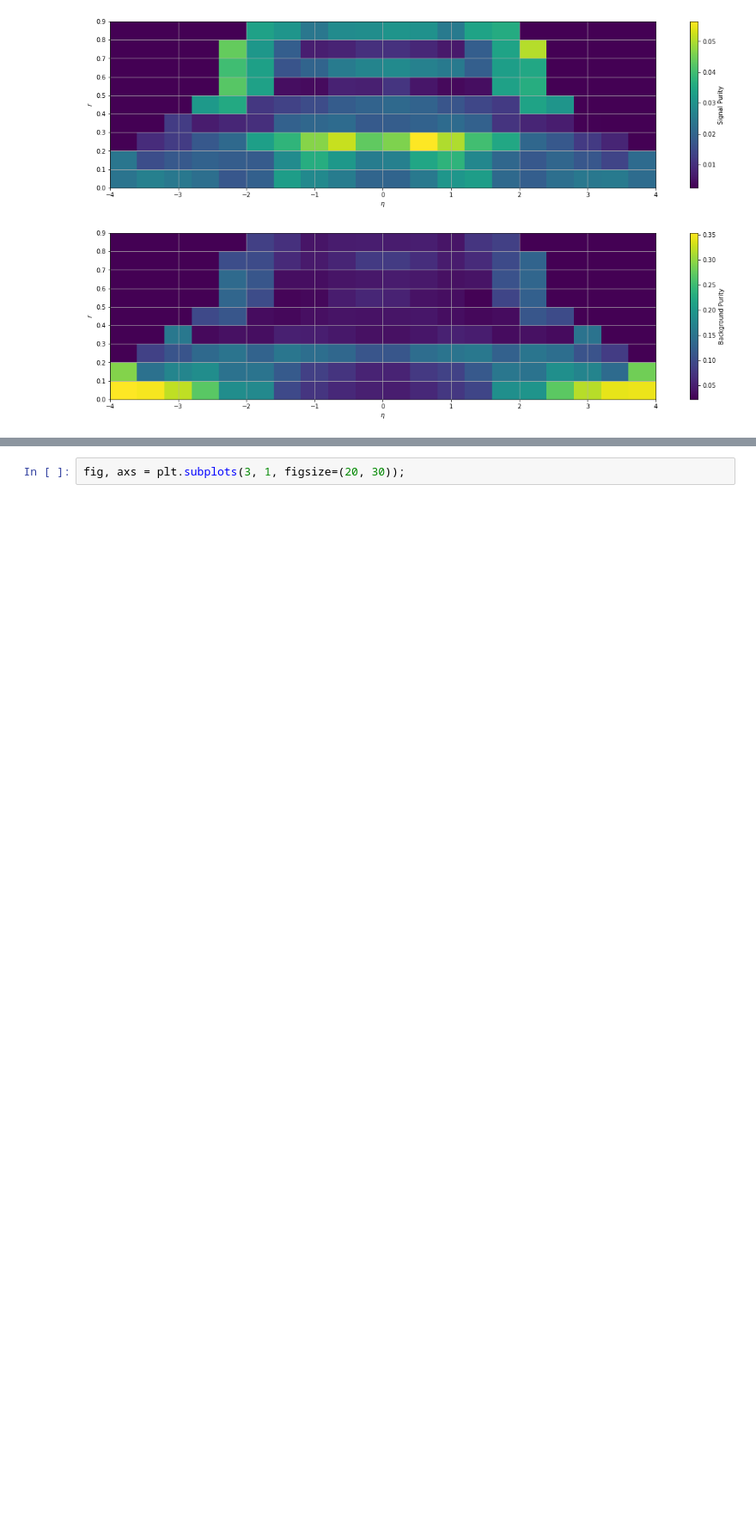
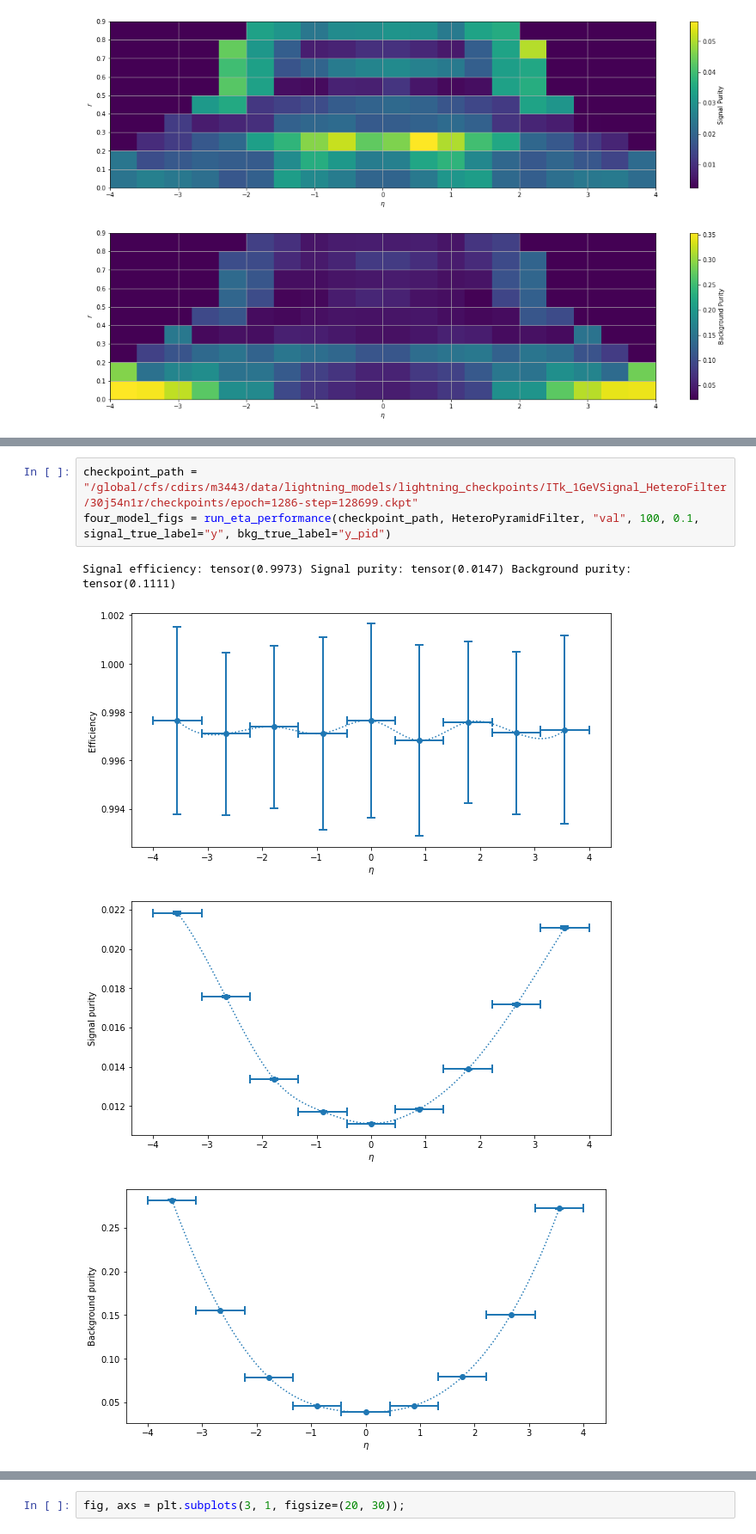
Before and after one commit to HSF-reco-and-software-triggers/Tracking-ML-Exa.TrkX, a Jupyter notebook: Pipelines/Common_Tracking_Example/notebooks/ITk/Exploration/HeteroConstruction.ipynb, the cells around one changed output, grey strips where cells are left out. Shown at 86% size. Drawn from its saved outputs; the diff is of its cells as text; blank space fills up the shorter version.

```diff
--- a/Pipelines/Common_Tracking_Example/notebooks/ITk/Exploration/HeteroConstruction.ipynb
+++ b/Pipelines/Common_Tracking_Example/notebooks/ITk/Exploration/HeteroConstruction.ipynb
@@ -357,0 +355,8 @@ Signal efficiency: tensor(0.9813) Signal purity: tensor(0.0215) Background purit
+# %%
+checkpoint_path = "/global/cfs/cdirs/m3443/data/lightning_models/lightning_checkpoints/ITk_1GeVSignal_HeteroFilter/30j54n1r/checkpoints/epoch=1286-step=128699.ckpt"
+four_model_figs = run_eta_performance(checkpoint_path, HeteroPyramidFilter, "val", 100, 0.1, signal_true_label="y", bkg_true_label="y_pid")
+# %% [output]
+Signal efficiency: tensor(0.9973) Signal purity: tensor(0.0147) Background purity: tensor(0.1111)
+[figure, added]
+[figure, added]
+[figure, added]
```
Also changed, not shown: parts of 47 cells of this notebook, 34 other files.
